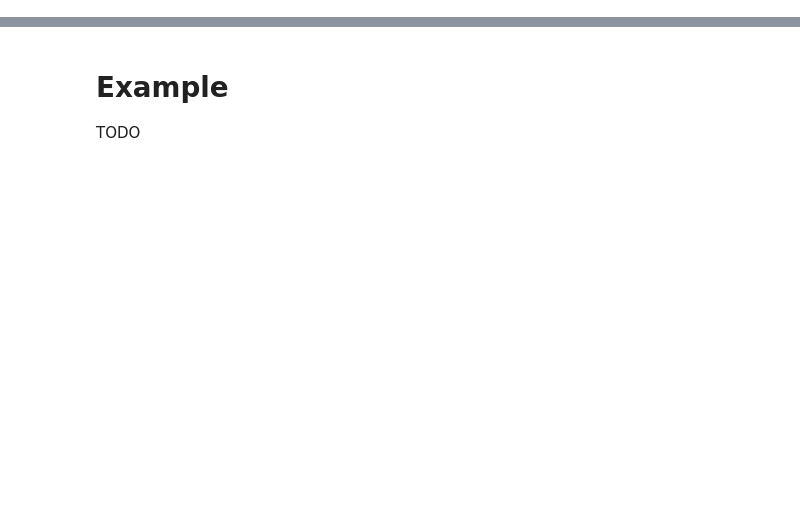
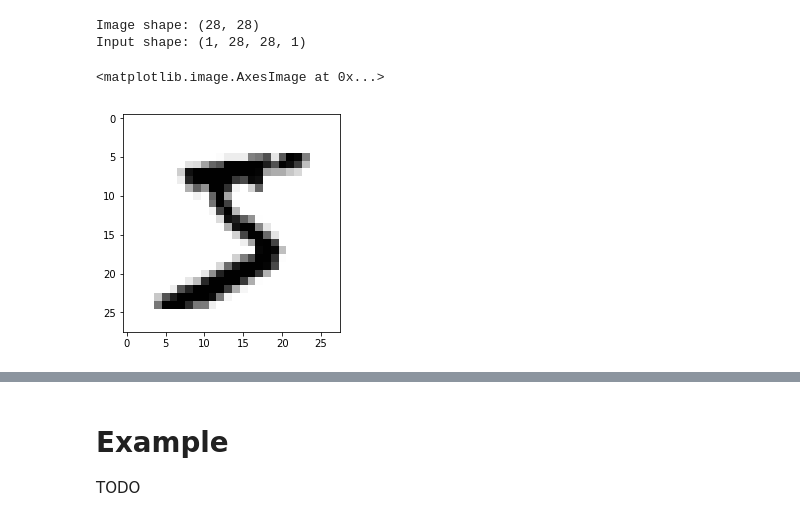
Before and after one commit to maxwells-daemons/caltech-cs11-tensorflow, a Jupyter notebook: labs/lab_4_cnn/notes_4.ipynb, the cells around one changed output, grey strips where cells are left out. Cells and saved outputs as stored; diff of their text form; code cells hidden in the pictures; blank space fills up the shorter version.

```diff
--- a/labs/lab_4_cnn/notes_4.ipynb
+++ b/labs/lab_4_cnn/notes_4.ipynb
@@ -236,0 +247,48 @@ TODO
+# %%
+# The first MNIST digit. A 5.
+image = np.array([
+    [0, 0, 0, 0, 0, 0, 0, 0, 0, 0, 0, 0, 0, 0, 0, 0, 0, 0, 0, 0, 0, 0, 0, 0, 0, 0, 0, 0],
+    [0, 0, 0, 0, 0, 0, 0, 0, 0, 0, 0, 0, 0, 0, 0, 0, 0, 0, 0, 0, 0, 0, 0, 0, 0, 0, 0, 0],
+    [0, 0, 0, 0, 0, 0, 0, 0, 0, 0, 0, 0, 0, 0, 0, 0, 0, 0, 0, 0, 0, 0, 0, 0, 0, 0, 0, 0],
+    [0, 0, 0, 0, 0, 0, 0, 0, 0, 0, 0, 0, 0, 0, 0, 0, 0, 0, 0, 0, 0, 0, 0, 0, 0, 0, 0, 0],
+    [0, 0, 0, 0, 0, 0, 0, 0, 0, 0, 0, 0, 0, 0, 0, 0, 0, 0, 0, 0, 0, 0, 0, 0, 0, 0, 0, 0],
+    [0, 0, 0, 0, 0, 0, 0, 0, 0, 0, 0, 0, 3, 18, 18, 18, 126, 136, 175, 26, 166, 255, 247, 127, 0, 0, 0, 0],
+    [0, 0, 0, 0, 0, 0, 0, 0, 30, 36, 94, 154, 170, 253, 253, 253, 253, 253, 225, 172, 253, 242, 195, 64, 0, 0, 0, 0],
+    [0, 0, 0, 0, 0, 0, 0, 49, 238, 253, 253, 253, 253, 253, 253, 253, 253, 251, 93, 82, 82, 56, 39, 0, 0, 0, 0, 0],
+    [0, 0, 0, 0, 0, 0, 0, 18, 219, 253, 253, 253, 253, 253, 198, 182, 247, 241, 0, 0, 0, 0, 0, 0, 0, 0, 0, 0],
+    [0, 0, 0, 0, 0, 0, 0, 0, 80, 156, 107, 253, 253, 205, 11, 0, 43, 154, 0, 0, 0, 0, 0, 0, 0, 0, 0, 0],
+    [0, 0, 0, 0, 0, 0, 0, 0, 0, 14, 1, 154, 253, 90, 0, 0, 0, 0, 0, 0, 0, 0, 0, 0, 0, 0, 0, 0],
+    [0, 0, 0, 0, 0, 0, 0, 0, 0, 0, 0, 139, 253, 190, 2, 0, 0, 0, 0, 0, 0, 0, 0, 0, 0, 0, 0, 0],
+    [0, 0, 0, 0, 0, 0, 0, 0, 0, 0, 0, 11, 190, 253, 70, 0, 0, 0, 0, 0, 0, 0, 0, 0, 0, 0, 0, 0],
+    [0, 0, 0, 0, 0, 0, 0, 0, 0, 0, 0, 0, 35, 241, 225, 160, 108, 1, 0, 0, 0, 0, 0, 0, 0, 0, 0, 0],
+    [0, 0, 0, 0, 0, 0, 0, 0, 0, 0, 0, 0, 0, 81, 240, 253, 253, 119, 25, 0, 0, 0, 0, 0, 0, 0, 0, 0],
+    [0, 0, 0, 0, 0, 0, 0, 0, 0, 0, 0, 0, 0, 0, 45, 186, 253, 253, 150, 27, 0, 0, 0, 0, 0, 0, 0, 0],
+    [0, 0, 0, 0, 0, 0, 0, 0, 0, 0, 0, 0, 0, 0, 0, 16, 93, 252, 253, 187, 0, 0, 0, 0, 0, 0, 0, 0],
+    [0, 0, 0, 0, 0, 0, 0, 0, 0, 0, 0, 0, 0, 0, 0, 0, 0, 249, 253, 249, 64, 0, 0, 0, 0, 0, 0, 0],
+    [0, 0, 0, 0, 0, 0, 0, 0, 0, 0, 0, 0, 0, 0, 46, 130, 183, 253, 253, 207, 2, 0, 0, 0, 0, 0, 0, 0],
+    [0, 0, 0, 0, 0, 0, 0, 0, 0, 0, 0, 0, 39, 148, 229, 253, 253, 253, 250, 182, 0, 0, 0, 0, 0, 0, 0, 0],
+    [0, 0, 0, 0, 0, 0, 0, 0, 0, 0, 24, 114, 221, 253, 253, 253, 253, 201, 78, 0, 0, 0, 0, 0, 0, 0, 0, 0],
+    [0, 0, 0, 0, 0, 0, 0, 0, 23, 66, 213, 253, 253, 253, 253, 198, 81, 2, 0, 0, 0, 0, 0, 0, 0, 0, 0, 0],
+    [0, 0, 0, 0, 0, 0, 18, 171, 219, 253, 253, 253, 253, 195, 80, 9, 0, 0, 0, 0, 0, 0, 0, 0, 0, 0, 0, 0],
+    [0, 0, 0, 0, 55, 172, 226, 253, 253, 253, 253, 244, 133, 11, 0, 0, 0, 0, 0, 0, 0, 0, 0, 0, 0, 0, 0, 0],
+    [0, 0, 0, 0, 136, 253, 253, 253, 212, 135, 132, 16, 0, 0, 0, 0, 0, 0, 0, 0, 0, 0, 0, 0, 0, 0, 0, 0],
+    [0, 0, 0, 0, 0, 0, 0, 0, 0, 0, 0, 0, 0, 0, 0, 0, 0, 0, 0, 0, 0, 0, 0, 0, 0, 0, 0, 0],
+    [0, 0, 0, 0, 0, 0, 0, 0, 0, 0, 0, 0, 0, 0, 0, 0, 0, 0, 0, 0, 0, 0, 0, 0, 0, 0, 0, 0],
+    [0, 0, 0, 0, 0, 0, 0, 0, 0, 0, 0, 0, 0, 0, 0, 0, 0, 0, 0, 0, 0, 0, 0, 0, 0, 0, 0, 0]
+])
+
+# Standardize
+image = (image / 128.0) - 1
+
+# The input, with dummy "batch" and "channel" dimensions
+inp = np.expand_dims(image, axis=0)
+inp = np.expand_dims(inp, axis=-1)
+# %%
+print('Image shape:', image.shape)
+print('Input shape:', inp.shape)
+plt.imshow(image, cmap='binary')
+# %% [output]
+Image shape: (28, 28)
+Input shape: (1, 28, 28, 1)
+<matplotlib.image.AxesImage at 0x...>
+[figure, added]
```
Also changed, not shown: parts of 16 cells of this notebook.
